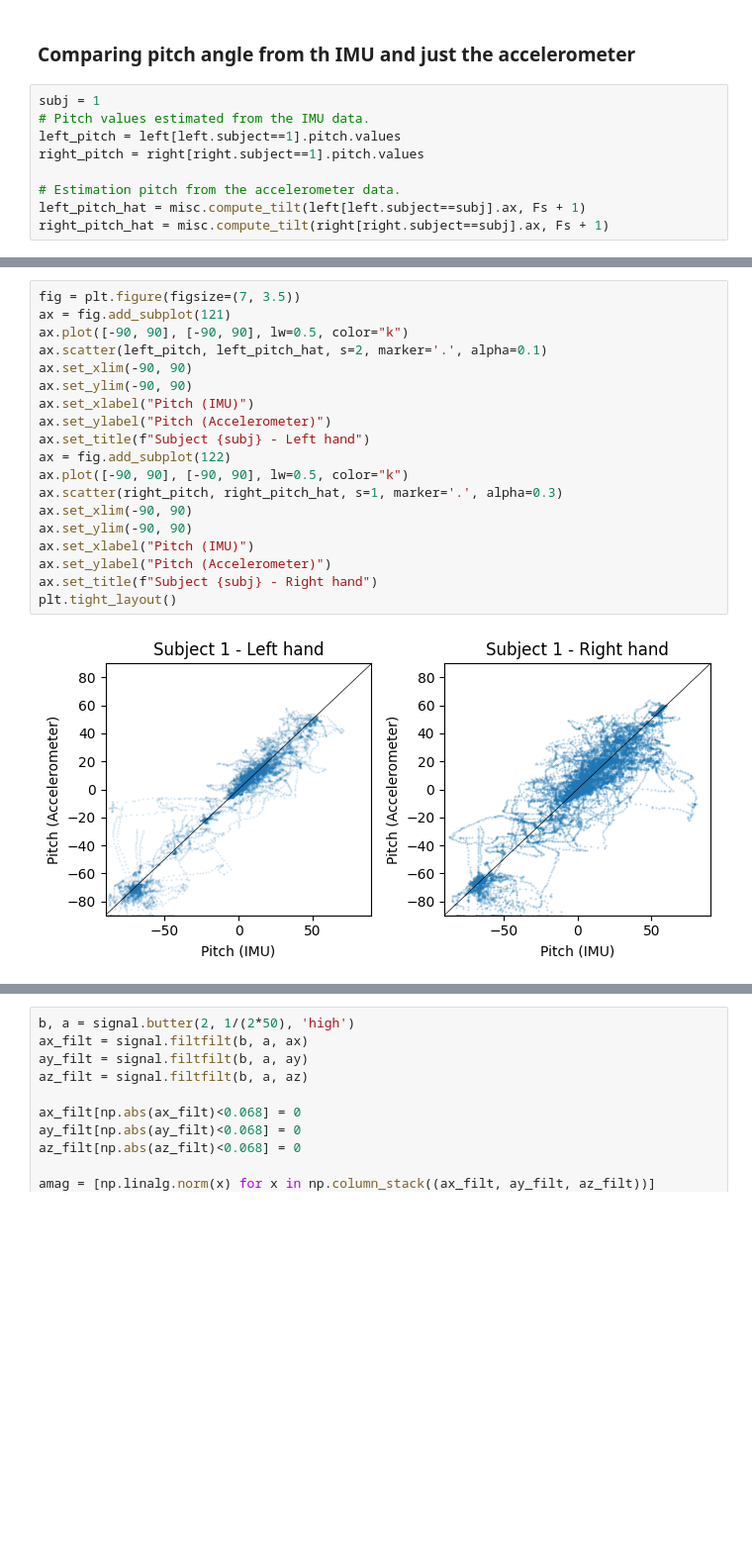
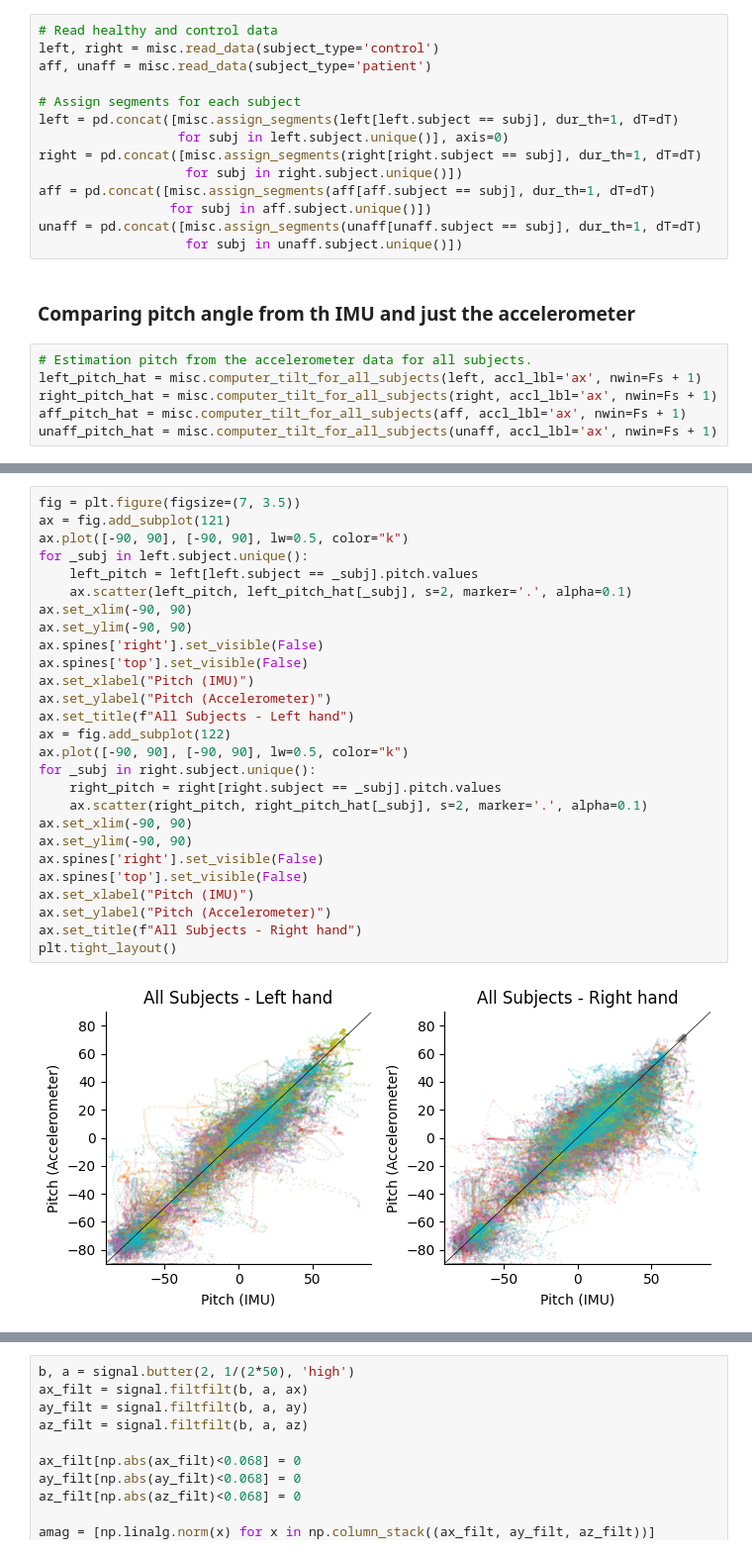
Before and after one commit to siva82kb/gmac, a Jupyter notebook: notebooks/gmac_with_only_accl.ipynb, the cells around one changed output, grey strips where cells are left out. Shown at 99% size. Cells and saved outputs as stored; diff of their text form; blank space fills up the shorter version.

Commit message:
Completed compared pitch between IMU and accelerometer.

```diff
--- a/notebooks/gmac_with_only_accl.ipynb
+++ b/notebooks/gmac_with_only_accl.ipynb
@@ -46,11 +44,22 @@ aff, unaff = misc.read_data(subject_type='patient')
+# %%
+# Read healthy and control data
+left, right = misc.read_data(subject_type='control')
+aff, unaff = misc.read_data(subject_type='patient')
+
+# Assign segments for each subject
+left = pd.concat([misc.assign_segments(left[left.subject == subj], dur_th=1, dT=dT)
+                  for subj in left.subject.unique()], axis=0)
+right = pd.concat([misc.assign_segments(right[right.subject == subj], dur_th=1, dT=dT)
+                   for subj in right.subject.unique()])
+aff = pd.concat([misc.assign_segments(aff[aff.subject == subj], dur_th=1, dT=dT)
+                 for subj in aff.subject.unique()])
+unaff = pd.concat([misc.assign_segments(unaff[unaff.subject == subj], dur_th=1, dT=dT)
+                   for subj in unaff.subject.unique()])
 # %% [markdown]
 ### Comparing pitch angle from th IMU and just the accelerometer
-# %%
-subj = 1
-# Pitch values estimated from the IMU data.
-left_pitch = left[left.subject==1].pitch.values
-right_pitch = right[right.subject==1].pitch.values
-
-# Estimation pitch from the accelerometer data.
-left_pitch_hat = misc.compute_tilt(left[left.subject==subj].ax, Fs + 1)
-right_pitch_hat = misc.compute_tilt(right[right.subject==subj].ax, Fs + 1)
+# %%
+# Estimation pitch from the accelerometer data for all subjects.
+left_pitch_hat = misc.computer_tilt_for_all_subjects(left, accl_lbl='ax', nwin=Fs + 1)
+right_pitch_hat = misc.computer_tilt_for_all_subjects(right, accl_lbl='ax', nwin=Fs + 1)
+aff_pitch_hat = misc.computer_tilt_for_all_subjects(aff, accl_lbl='ax', nwin=Fs + 1)
+unaff_pitch_hat = misc.computer_tilt_for_all_subjects(unaff, accl_lbl='ax', nwin=Fs + 1)
@@ -57,21 +68,29 @@ right_pitch_hat = misc.compute_tilt(right[right.subject==subj].ax, Fs + 1)
 # %%
 fig = plt.figure(figsize=(7, 3.5))
 ax = fig.add_subplot(121)
 ax.plot([-90, 90], [-90, 90], lw=0.5, color="k")
-ax.scatter(left_pitch, left_pitch_hat, s=2, marker='.', alpha=0.1)
+for _subj in left.subject.unique():
+    left_pitch = left[left.subject == _subj].pitch.values
+    ax.scatter(left_pitch, left_pitch_hat[_subj], s=2, marker='.', alpha=0.1)
 ax.set_xlim(-90, 90)
 ax.set_ylim(-90, 90)
+ax.spines['right'].set_visible(False)
+ax.spines['top'].set_visible(False)
 ax.set_xlabel("Pitch (IMU)")
 ax.set_ylabel("Pitch (Accelerometer)")
-ax.set_title(f"Subject {subj} - Left hand")
+ax.set_title(f"All Subjects - Left hand")
 ax = fig.add_subplot(122)
 ax.plot([-90, 90], [-90, 90], lw=0.5, color="k")
-ax.scatter(right_pitch, right_pitch_hat, s=1, marker='.', alpha=0.3)
+for _subj in right.subject.unique():
+    right_pitch = right[right.subject == _subj].pitch.values
+    ax.scatter(right_pitch, right_pitch_hat[_subj], s=2, marker='.', alpha=0.1)
 ax.set_xlim(-90, 90)
 ax.set_ylim(-90, 90)
+ax.spines['right'].set_visible(False)
+ax.spines['top'].set_visible(False)
 ax.set_xlabel("Pitch (IMU)")
 ax.set_ylabel("Pitch (Accelerometer)")
-ax.set_title(f"Subject {subj} - Right hand")
+ax.set_title(f"All Subjects - Right hand")
 plt.tight_layout()
 # %% [output]
-[figure, old version]
+[figure, new version]
```
Also changed, not shown: parts of 37 cells of this notebook, 3 other files.
